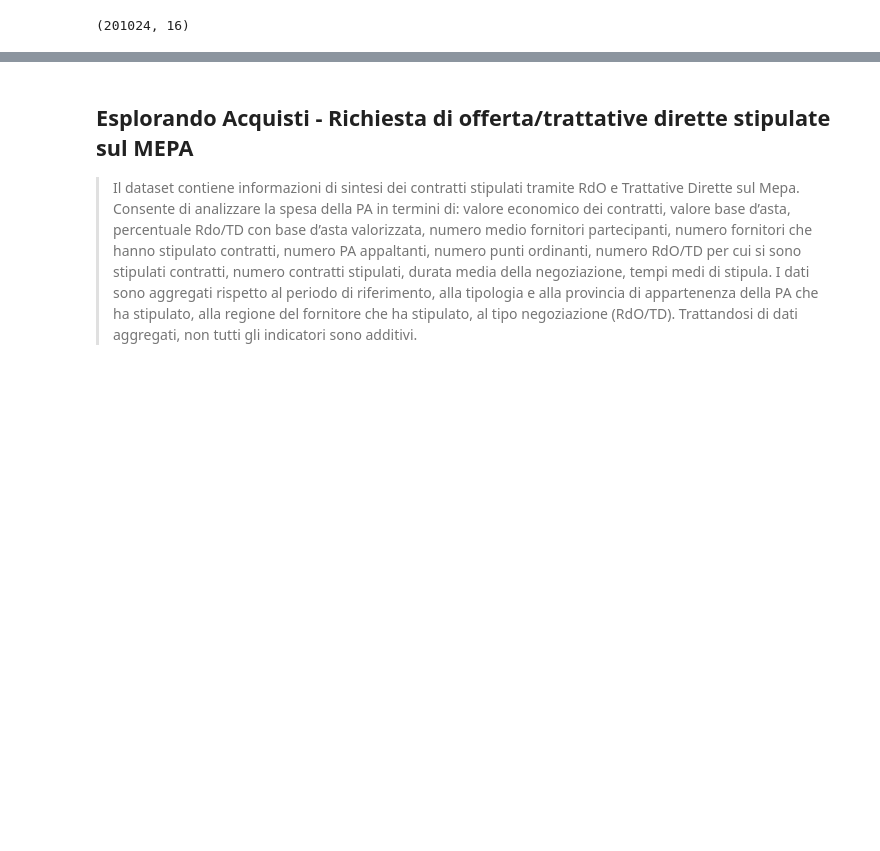
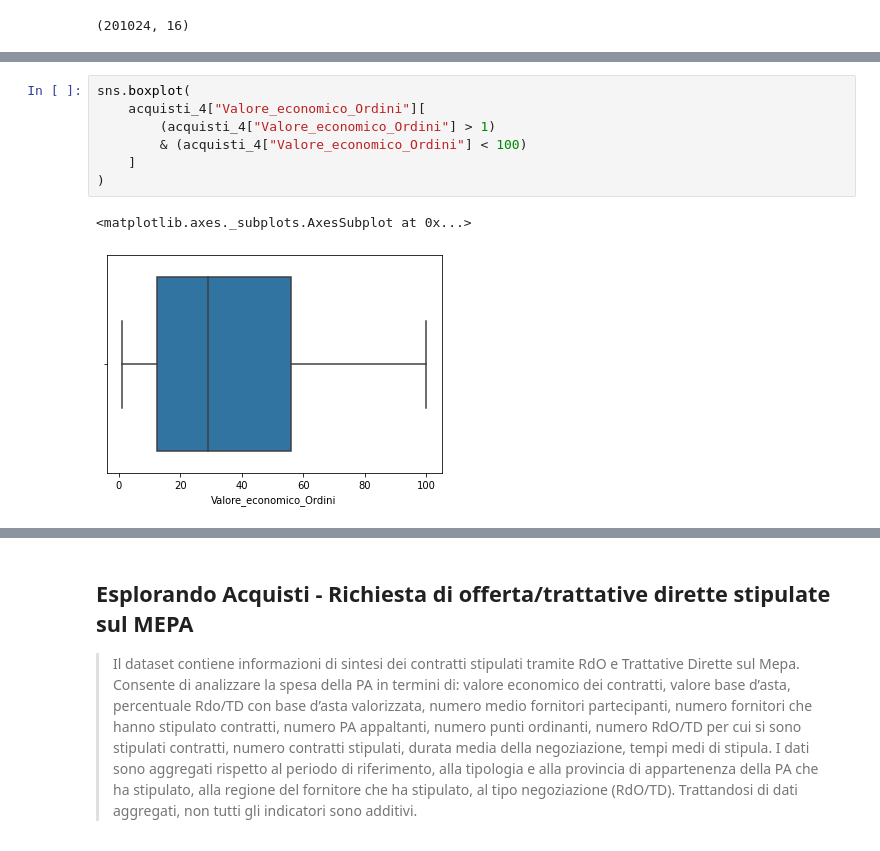
Before and after one commit to marcocarnini/DS2, a Jupyter notebook: scripts/Esplorazione.ipynb, the cells around one changed output, grey strips where cells are left out. Cells and saved outputs as stored; diff of their text form; blank space fills up the shorter version.

```diff
--- a/scripts/Esercizio I.ipynb
+++ b/scripts/Esplorazione.ipynb
@@ -177,0 +225,10 @@ acquisti_4.shape
+# %%
+sns.boxplot(
+    acquisti_4["Valore_economico_Ordini"][
+        (acquisti_4["Valore_economico_Ordini"] > 1)
+        & (acquisti_4["Valore_economico_Ordini"] < 100)
+    ]
+)
+# %% [output]
+<matplotlib.axes._subplots.AxesSubplot at 0x...>
+[figure, added]
```
Also changed, not shown: parts of 25 cells of this notebook, 1 other file.
